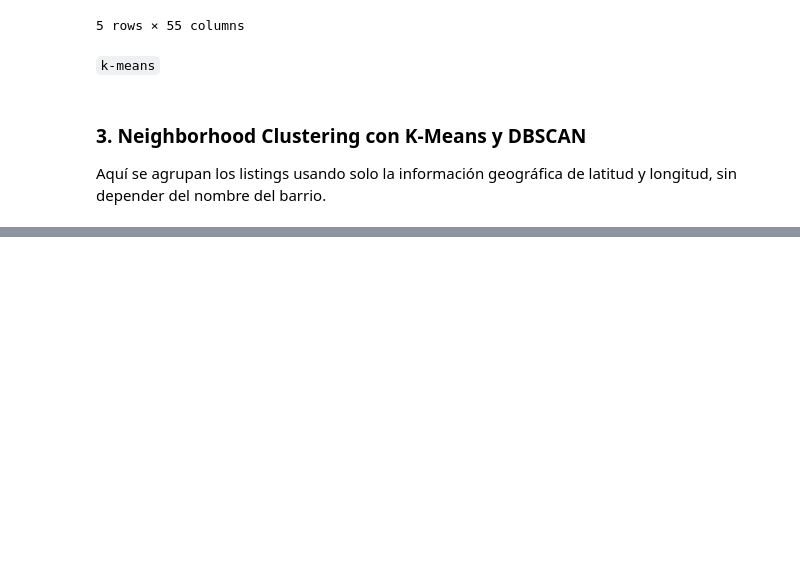
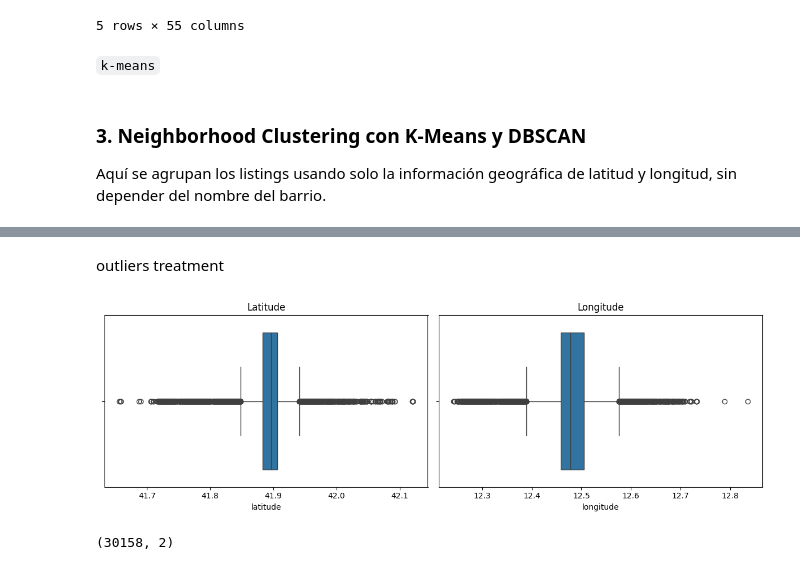
Before and after one commit to aantoo-cr/airbnb-rome-analysis, a Jupyter notebook: notebooks/02_listings_cleaning.ipynb, the cells around one changed output, grey strips where cells are left out. Cells and saved outputs as stored; diff of their text form; code cells hidden in the pictures; blank space fills up the shorter version.

```diff
--- a/notebooks/02_listings_cleaning.ipynb
+++ b/notebooks/02_listings_cleaning.ipynb
@@ -917,10 +922,7 @@ selected.head()
 The `distance_to_colosseum` is the distance between the colosseum and the listing, using the latitud and longitud from both sides. The shorter the distance the higher the price of the listing.
 # %%
 COLLOSSEUM_COORDS = (41.8902, 12.4922)
-selected["distance_to_colosseum"] = selected.apply(
-    lambda row: gp.distance.geodesic((row["latitude"], row["longitude"]), COLLOSSEUM_COORDS).km,
-    axis=1
-)
+selected["distance_to_colosseum"] = selected.apply(lambda row: gp((row["latitude"], row["longitude"]),COLLOSSEUM_COORDS).km,axis=1)
 
 selected.head()
 #selected[["distance_to_colosseum"]].describe()
@@ -979,0 +951,4 @@ plt.show()
+# %%
+coords = selected[["latitude", "longitude"]].copy()
+print(coords.shape)
+coords.head()
@@ -979,0 +963,30 @@ plt.show()
+# %% [markdown]
+outliers treatment
+# %%
+# Removing Outliers
+def remove_outliers_iqr_mask(series):
+    q1 = series.quantile(0.25)
+    q3 = series.quantile(0.75)
+    iqr = q3 - q1
+    lower_bound = q1 - 1.5 * iqr
+    upper_bound = q3 + 1.5 * iqr
+    return (series >= lower_bound) & (series <= upper_bound)
+
+fig, axes = plt.subplots(1, 2, figsize=(12, 4))
+
+sns.boxplot(x=selected["latitude"], ax=axes[0])
+axes[0].set_title("Latitude")
+
+sns.boxplot(x=selected["longitude"], ax=axes[1])
+axes[1].set_title("Longitude")
+
+plt.tight_layout()
+plt.show()
+
+valid_mask = remove_outliers_iqr_mask(coords["latitude"]) & remove_outliers_iqr_mask(coords["longitude"])
+coords = coords.loc[valid_mask].copy()
+
+print(coords.shape)
+# %% [output]
+[figure, added]
+(30158, 2)
```
Also changed, not shown: parts of 18 cells of this notebook.
